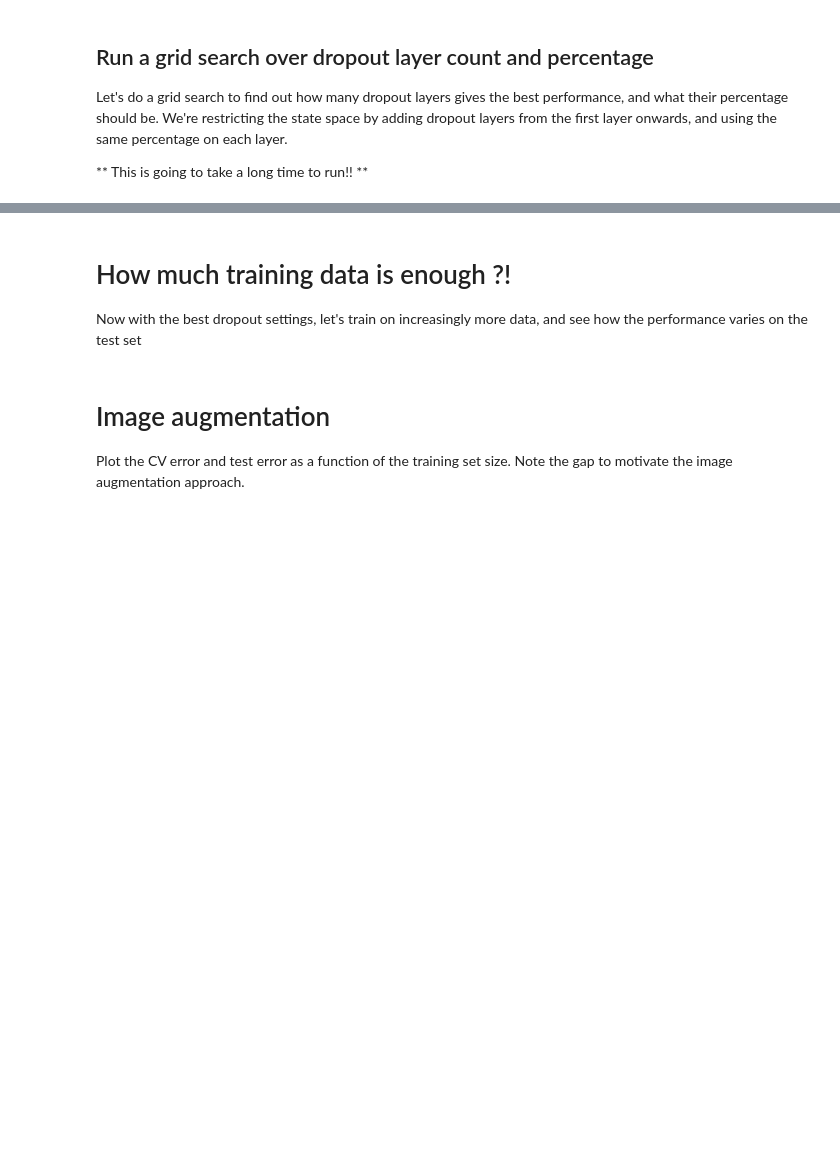
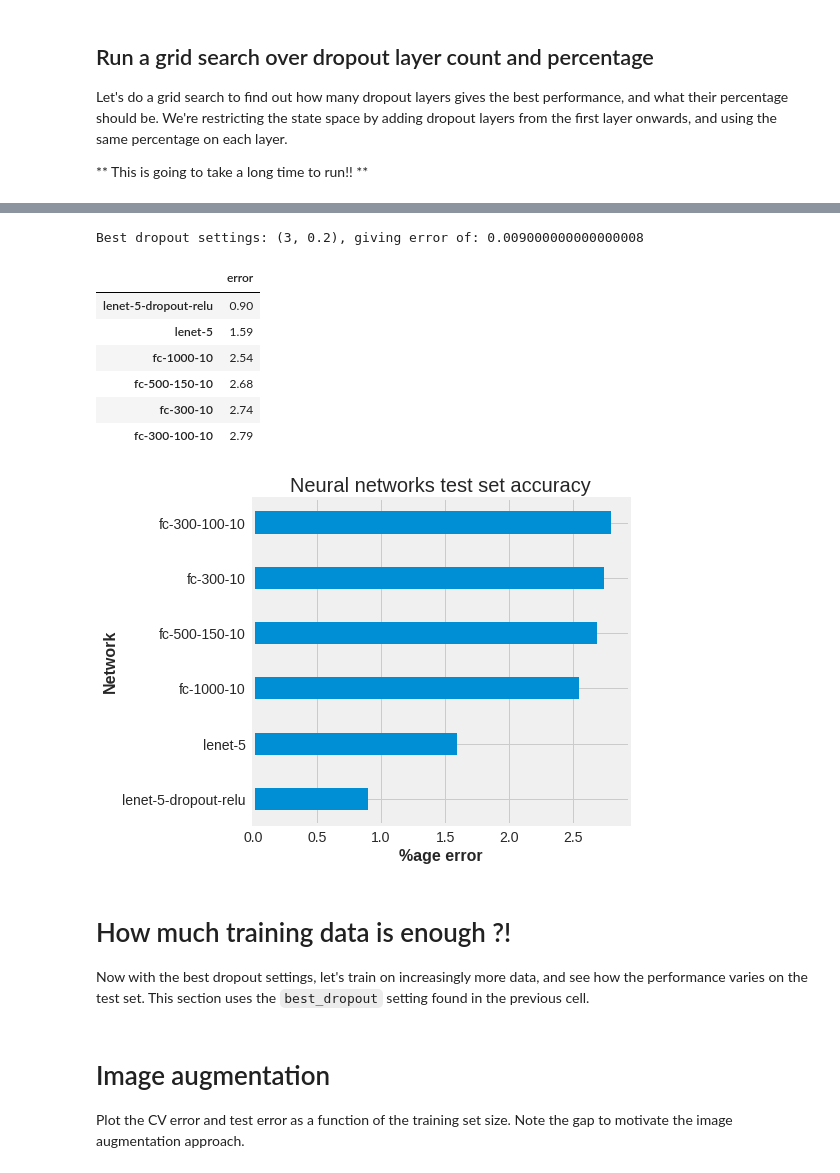
Before and after one commit to timgasser/keras-mnist, a Jupyter notebook: notebooks/neural_net_models.ipynb, the cells around one changed output, grey strips where cells are left out. Drawn from its saved outputs; the diff is of its cells as text; code cells hidden in the pictures; blank space fills up the shorter version.

```diff
--- a/notebooks/neural_net_models.ipynb
+++ b/notebooks/neural_net_models.ipynb
@@ -778,8 +828,8 @@ min_error = 1.00
 RUNS = 3
 
 # Exhaustive grid search of dropout configs
-for dropout_cnt in range(1, 3):
-    for dropout_val in (0.1, 0.2, 0.3):
+for dropout_cnt in range(1, 4):
+    for dropout_val in (0.1, 0.2, 0.3): # (0.1, 0.2, 0.3):
 
         print('\nTesting {} runs with {} layer(s) of dropout, {} value .. '.format(RUNS, dropout_cnt, dropout_val))
         errors = np.zeros((RUNS,))
@@ -803,6 +853,6 @@ for dropout_cnt in range(1, 3):
 
         results[result_key] = {'mean': mean, 'std': std}
 
-        print('dropout: {} @ {}, error: {:.4f} ({:.4f} std dev)'.format(*result_key, mean, std))
+        print('\nDropout: {} @ {}, error: {:.4f} ({:.4f} std dev)'.format(*result_key, mean, std))
 
 print(results)
@@ -809,6 +877,31 @@ print(results)
 # %%
 print('Best dropout settings: {}, giving error of: {}'.format(best_dropout, min_error))
+# %% [output]
+Best dropout settings: (3, 0.2), giving error of: 0.009000000000000008
+# %%
+new_score_df = pd.DataFrame.from_dict({'lenet-5-dropout-relu': min_error * 100}, orient='index')
+new_score_df.columns = ['error']
+all_scores_df = all_scores_df.append(new_score_df)
+all_scores_df = all_scores_df.sort_values('error')
+# all_scores_df.sort_values('error').plot.barh()
+# results['err']
+# %%
+fig, ax = plt.subplots(1,1, figsize=(6,6))
+all_scores_df.plot.barh(width=0.4, ax=ax, legend=None)
+ax.set(title="Neural networks test set accuracy", ylabel="Network", xlabel="%age error");
+plt.savefig('lenet_modern_scores.png', bbox_inches='tight', dpi=150)
+
+all_scores_df
+# %% [output]
+|  | error |
+| lenet-5-dropout-relu | 0.90 |
+| lenet-5 | 1.59 |
+| fc-1000-10 | 2.54 |
+| fc-500-150-10 | 2.68 |
+| fc-300-10 | 2.74 |
+| fc-300-100-10 | 2.79 |
+[figure, added]
 # %% [markdown]
 # How much training data is enough ?!
 
-Now with the best dropout settings, let's train on increasingly more data, and see how the performance varies on the test set
+Now with the best dropout settings, let's train on increasingly more data, and see how the performance varies on the test set. This section uses the `best_dropout` setting found in the previous cell.
```
Also changed, not shown: parts of 26 cells of this notebook.
